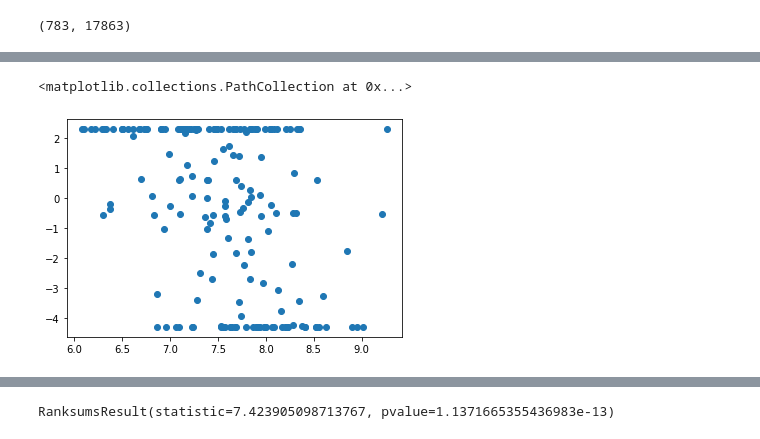
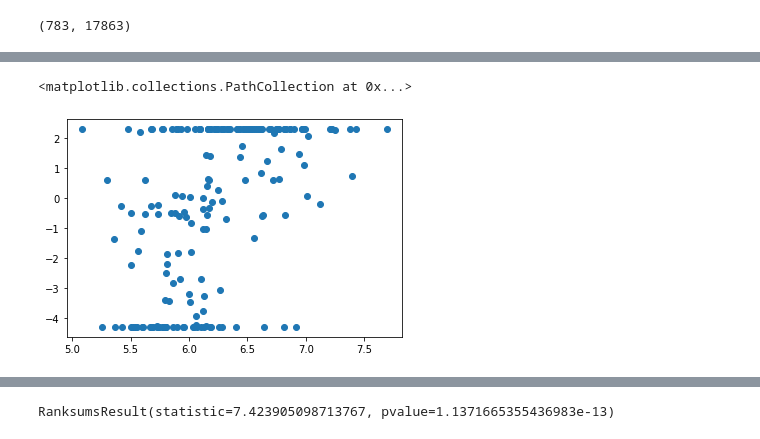
Before and after one commit to gloriachin/KG_Prediction_AML, a Jupyter notebook: Step4_Prediction_model_using_beatAML_mutation_vaf_expression.ipynb, the cells around one changed output, grey strips where cells are left out. Drawn from its saved outputs; the diff is of its cells as text; code cells hidden in the pictures.

```diff
--- a/Step4_Prediction_model_using_beatAML_mutation_vaf_expression.ipynb
+++ b/Step4_Prediction_model_using_beatAML_mutation_vaf_expression.ipynb
@@ -421,10 +667,10 @@ x_feature.loc[x_feature['Feature'] == 'R_BCL2']
 feature_df.to_csv("Feature_importance_venetoclax_model3_mut_vaf_rnaseq_gt1_50p_Feb14_2023.csv")
 # %%
 
-plt.scatter(data_all['R_RPL5P9'], np.log(data_all[Drug]))
+plt.scatter(data_all['R_MAP3K2'], np.log(data_all[Drug]))
 # %% [output]
 <matplotlib.collections.PathCollection at 0x...>
-[figure, old version]
+[figure, new version]
 # %%
 import seaborn as sns
 plt.figure(figsize = (2,3),dpi = 300)
```
Also changed, not shown: parts of 25 cells of this notebook, 5 other files.
